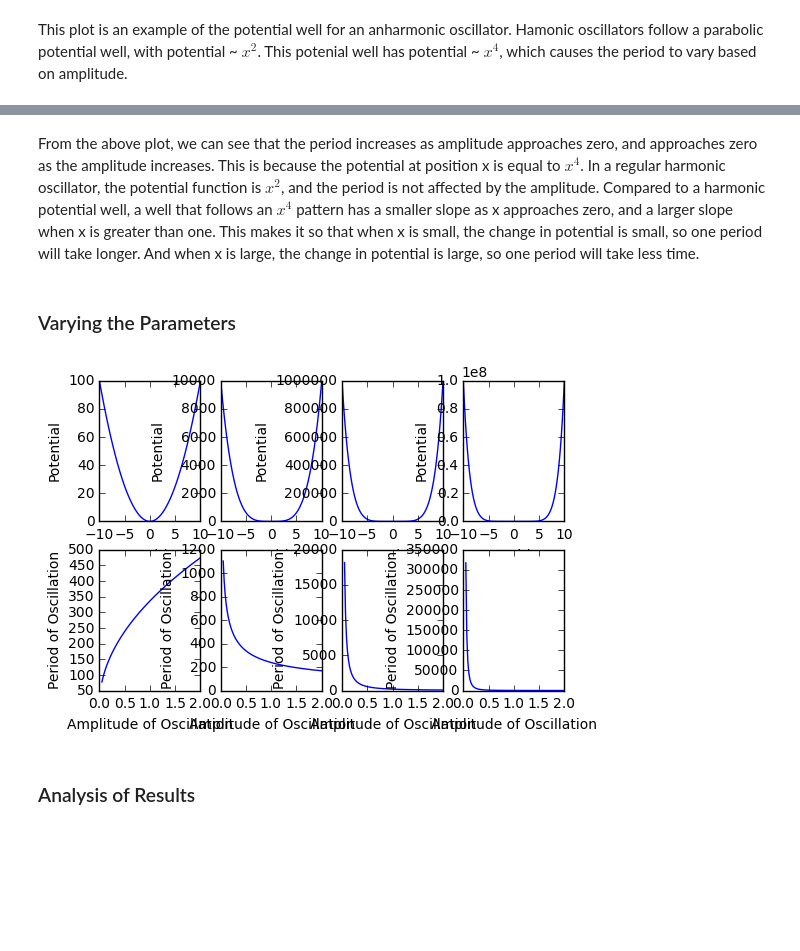
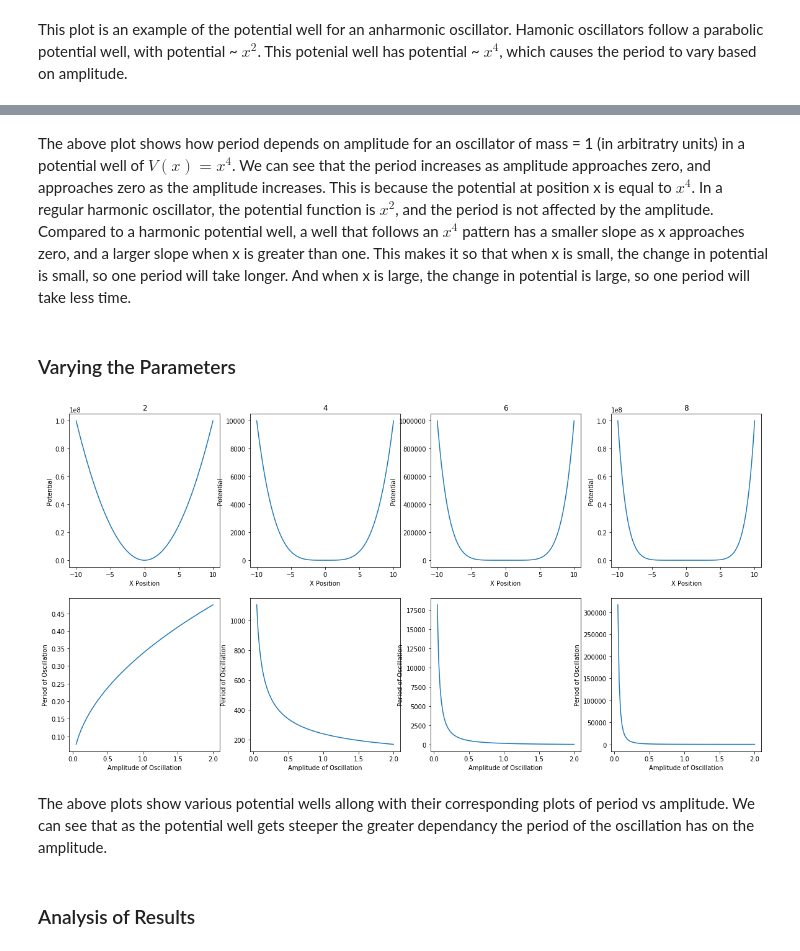
Before and after one commit to aMartin6/Project-1, a Jupyter notebook: Period of an Anharmonic Oscillator.ipynb, the cells around one changed output, grey strips where cells are left out. Saved outputs shown, nothing was run; the diff lists cells and outputs as text; code cells hidden in the pictures; blank space fills up the shorter version.

```diff
--- a/Period of an Anharmonic Oscillator.ipynb
+++ b/Period of an Anharmonic Oscillator.ipynb
@@ -133,5 +135,5 @@ plt.plot(amplitudes, periods)
 # %% [markdown]
-From the above plot, we can see that the period increases as amplitude approaches zero, and approaches zero as the amplitude increases. This is because the potential at position x is equal to $x^4$. In a regular harmonic oscillator, the potential function is $x^2$, and the period is not affected by the amplitude. Compared to a harmonic potential well, a well that follows an $x^4$ pattern has a smaller slope as x approaches zero, and a larger slope when x is greater than one. This makes it so that when x is small, the change in potential is small, so one period will take longer. And when x is large, the change in potential is large, so one period will take less time.
+The above plot shows how period depends on amplitude for an oscillator of mass = 1 (in arbitratry units) in a potential well of $V(x) = x^4$. We can see that the period increases as amplitude approaches zero, and approaches zero as the amplitude increases. This is because the potential at position x is equal to $x^4$. In a regular harmonic oscillator, the potential function is $x^2$, and the period is not affected by the amplitude. Compared to a harmonic potential well, a well that follows an $x^4$ pattern has a smaller slope as x approaches zero, and a larger slope when x is greater than one. This makes it so that when x is small, the change in potential is small, so one period will take longer. And when x is large, the change in potential is large, so one period will take less time.
 # %% [markdown]
 ### Varying the Parameters
 # %%
@@ -142,7 +144,7 @@ def VHarmonic (x):
 
     Returned: x^2 - the harmonic potential funciton"""
 
-    return x**2
+    return 1000000*x**2
 
 def V1 (x):
     """Returns the potnential at a given x position
@@ -189,6 +191,8 @@ def integrationFunc2 (x):
 
     return 1 / math.sqrt(V2(amplitude)-V2(x))
 # %%
+plt.figure(figsize = (20,10))
+
 count = 0
 
 for func in [VHarmonic, V, V1, V2]:
@@ -200,34 +204,38 @@ for func in [VHarmonic, V, V1, V2]:
     for i in np.linspace (-10, 10, 100):
         xPosition.append(i)
         potential.append(func(i))
 
     ax = plt.subplot(2,4,count)
+    plt.title(count*2)
     plt.xlabel("X Position")
     plt.ylabel("Potential")
     plt.plot(xPosition, potential)
-
 
 count = 0
 
 for func in [integrationFuncHarmonic, integrationFunc, integrationFunc1, integrationFunc2]:
 
     periods = []
     amplitudes = []
 
     count += 1
 
     for a in np.linspace (0.05, 2, 100):
         amplitude = a
         periods.append(periodCalculation (func, 1, a, 1e10))
         amplitudes.append(a)
 
     ax = plt.subplot(2,4,count + 4)
+
     plt.xlabel("Amplitude of Oscillation")
     plt.ylabel("Period of Oscillation")
     plt.plot(amplitudes, periods)
 
+
 plt.show()
 # %% [output]
-[figure, old version]
+[figure, new version]
+# %% [markdown]
+The above plots show various potential wells allong with their corresponding plots of period vs amplitude. We can see that as the potential well gets steeper the greater dependancy the period of the oscillation has on the amplitude.
 # %% [markdown]
 ### Analysis of Results
```
Also changed, not shown: parts of 6 cells of this notebook, 1 other file.
